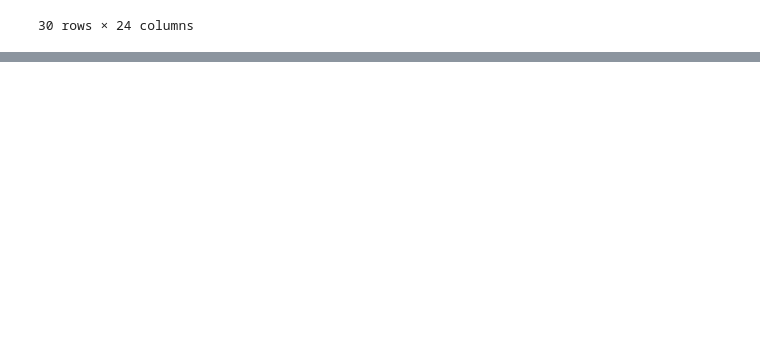
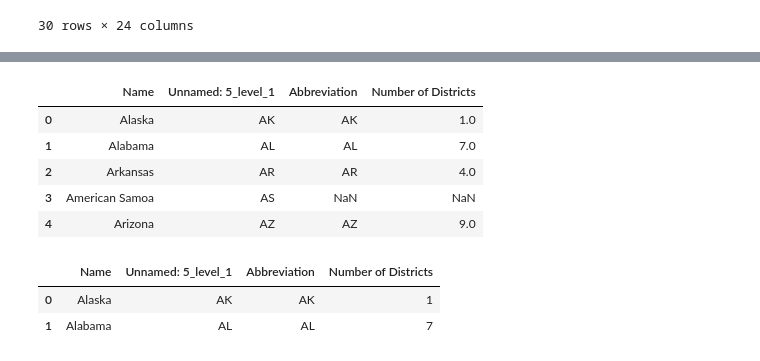
Before and after one commit to nss-data-science-cohort-8/open-secrets-reeses, a Jupyter notebook: notebook/cat_gomez_og.ipynb, the cells around one changed output, grey strips where cells are left out. Drawn from its saved outputs; the diff is of its cells as text; code cells hidden in the pictures; blank space fills up the shorter version.

```diff
--- a/notebook/cat_gomez_og.ipynb
+++ b/notebook/cat_gomez_og.ipynb
@@ -387,0 +448,9 @@ st_rep_df_merged_drop.head(2)
+# %%
+states_terr_repnum_df.head()
+# %% [output]
+|  | Name | Unnamed: 5_level_1 | Abbreviation | Number of Districts |
+| 0 | Alaska | AK | AK | 1.0 |
+| 1 | Alabama | AL | AL | 7.0 |
+| 2 | Arkansas | AR | AR | 4.0 |
+| 3 | American Samoa | AS | NaN | NaN |
+| 4 | Arizona | AZ | AZ | 9.0 |
@@ -387,0 +461,7 @@ st_rep_df_merged_drop.head(2)
+# %%
+states_terr_repnum_df['Number of Districts'] = states_terr_repnum_df['Number of Districts'].astype(int)
+states_terr_repnum_df.head(2)
+# %% [output]
+|  | Name | Unnamed: 5_level_1 | Abbreviation | Number of Districts |
+| 0 | Alaska | AK | AK | 1 |
+| 1 | Alabama | AL | AL | 7 |
```
Also changed, not shown: parts of 12 cells of this notebook.
